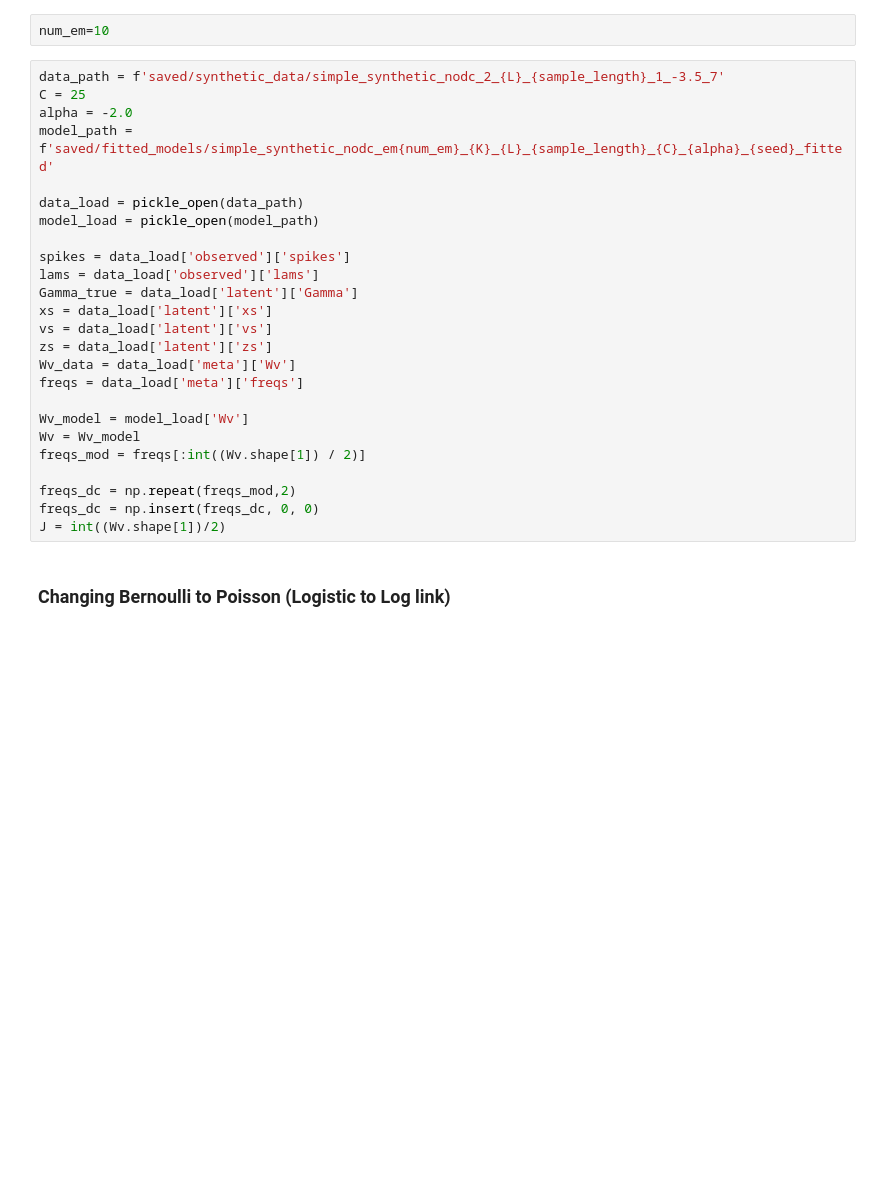
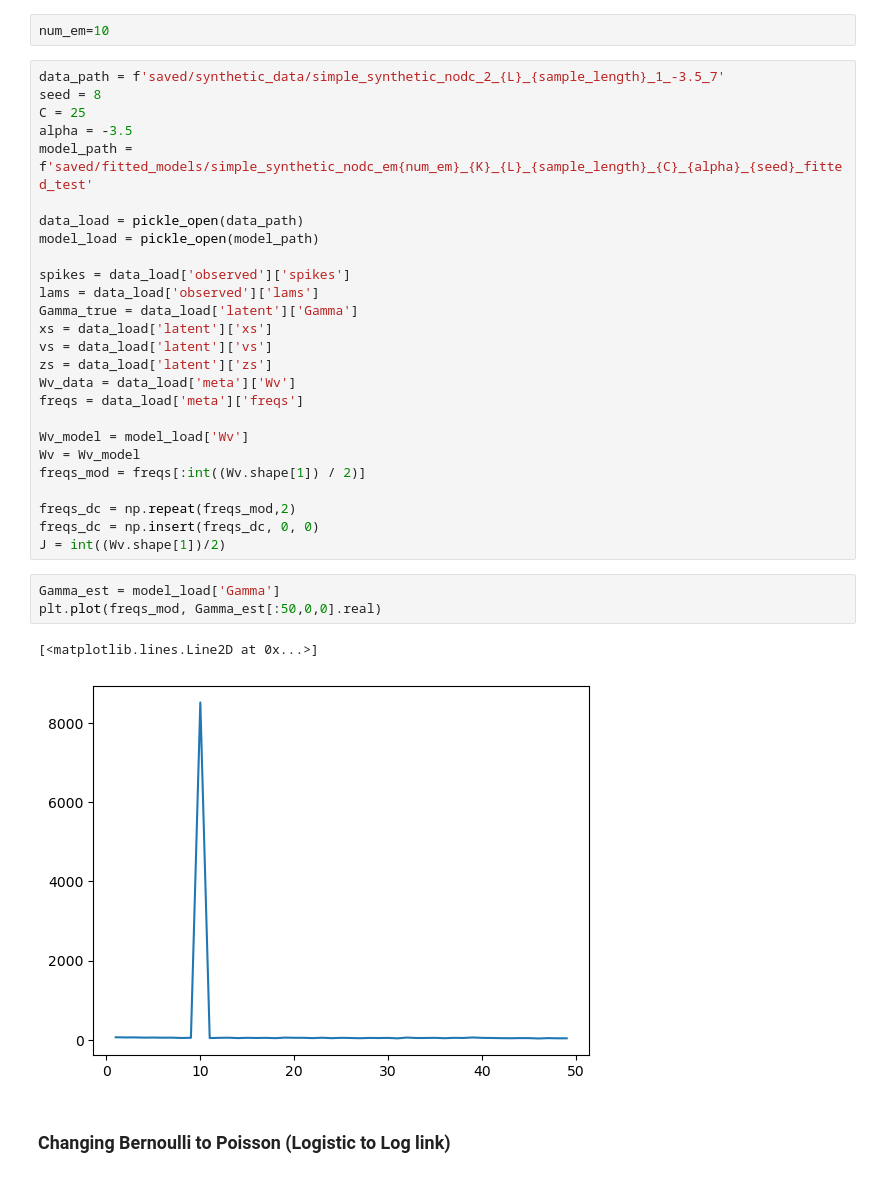
Before and after one commit to Stephen-Lab-BU/sgc, a Jupyter notebook: experiments/sgc-poisson/view_synthetic2_nodc.ipynb, the cells around one changed output. Cells and saved outputs as stored; diff of their text form; blank space fills up the shorter version.

```diff
--- a/experiments/sgc-poisson/view_synthetic2_nodc.ipynb
+++ b/experiments/sgc-poisson/view_synthetic2_nodc.ipynb
@@ -108,9 +96,10 @@ k = 2
 num_em=10
 # %%
 data_path = f'saved/synthetic_data/simple_synthetic_nodc_2_{L}_{sample_length}_1_-3.5_7'
+seed = 8
 C = 25
-alpha = -2.0
-model_path = f'saved/fitted_models/simple_synthetic_nodc_em{num_em}_{K}_{L}_{sample_length}_{C}_{alpha}_{seed}_fitted'
+alpha = -3.5
+model_path = f'saved/fitted_models/simple_synthetic_nodc_em{num_em}_{K}_{L}_{sample_length}_{C}_{alpha}_{seed}_fitted_test'
 
 data_load = pickle_open(data_path)
 model_load = pickle_open(model_path)
@@ -131,6 +120,12 @@ freqs_mod = freqs[:int((Wv.shape[1]) / 2)]
 freqs_dc = np.repeat(freqs_mod,2)
 freqs_dc = np.insert(freqs_dc, 0, 0)
 J = int((Wv.shape[1])/2)
+# %%
+Gamma_est = model_load['Gamma']
+plt.plot(freqs_mod, Gamma_est[:50,0,0].real)
+# %% [output]
+[<matplotlib.lines.Line2D at 0x...>]
+[figure, added]
 # %% [markdown]
 ### Changing Bernoulli to Poisson (Logistic to Log link)
 # %%
```
Also changed, not shown: parts of 5 cells of this notebook, 14 other files.
